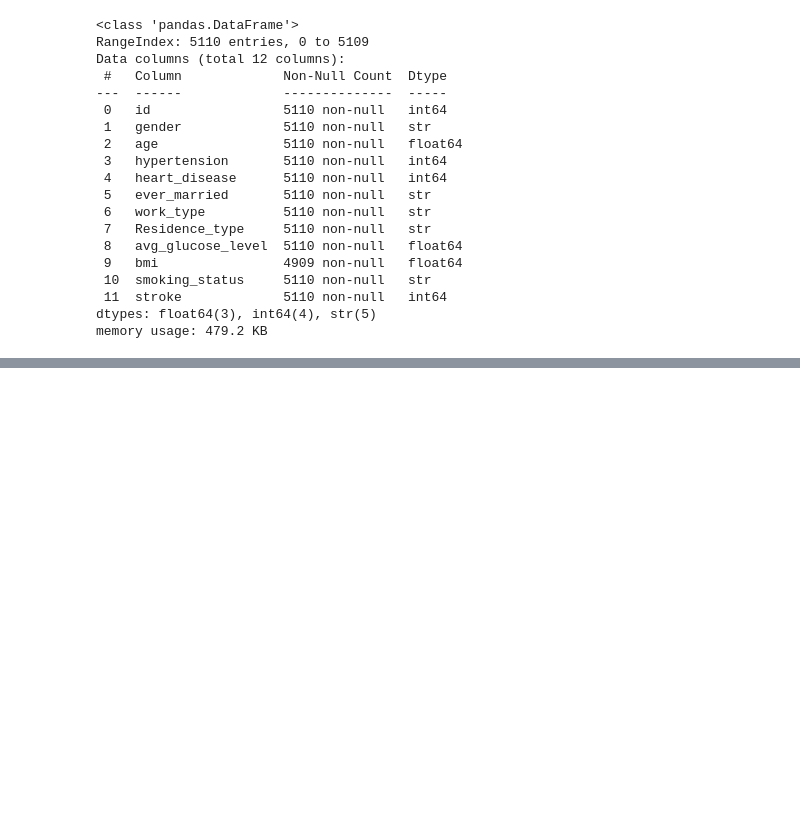
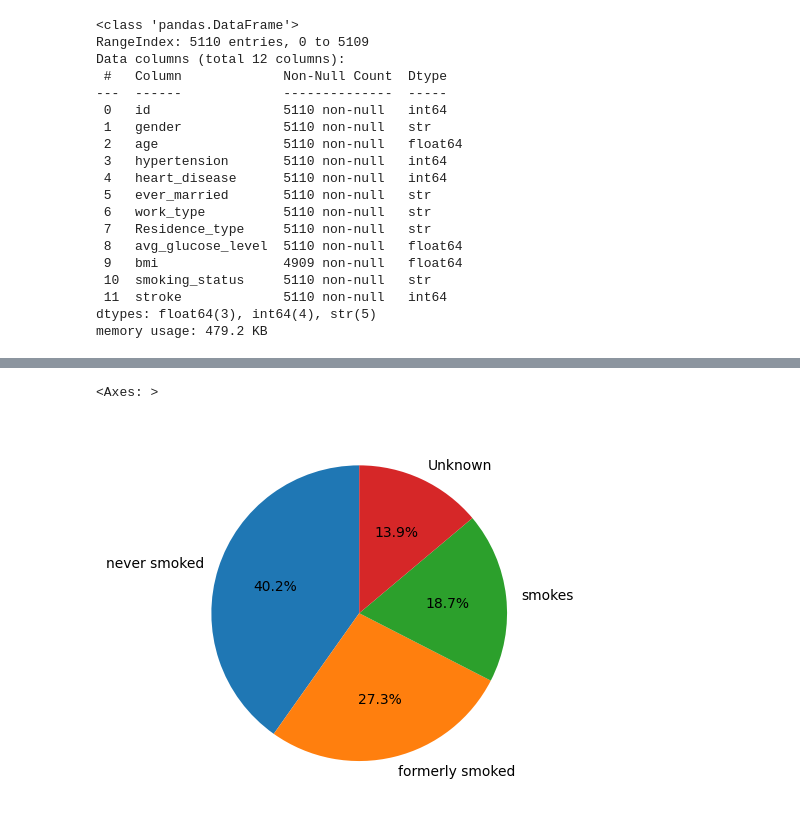
Before and after one commit to manuelfmerino/dashboard_example, a Jupyter notebook: data_clean_up.ipynb, the cells around one changed output, grey strips where cells are left out. Saved outputs shown, nothing was run; the diff lists cells and outputs as text; code cells hidden in the pictures; blank space fills up the shorter version.

```diff
--- a/data_clean_up.ipynb
+++ b/data_clean_up.ipynb
@@ -45,0 +107,12 @@ stroke_data.to_csv('datasets/healthcare_stroke_dataset_clean.csv', sep=',', inde
+# %%
+# Smoking statuts - stroke-positive
+smoking_counts = stroke_positive['smoking_status'].value_counts()
+smoking_counts.plot(
+    kind='pie',
+    autopct='%1.1f%%',
+    startangle=90,
+    ylabel=''
+)
+# %% [output]
+<Axes: >
+[figure, added]
```
Also changed, not shown: parts of 9 cells of this notebook, 3 other files.
